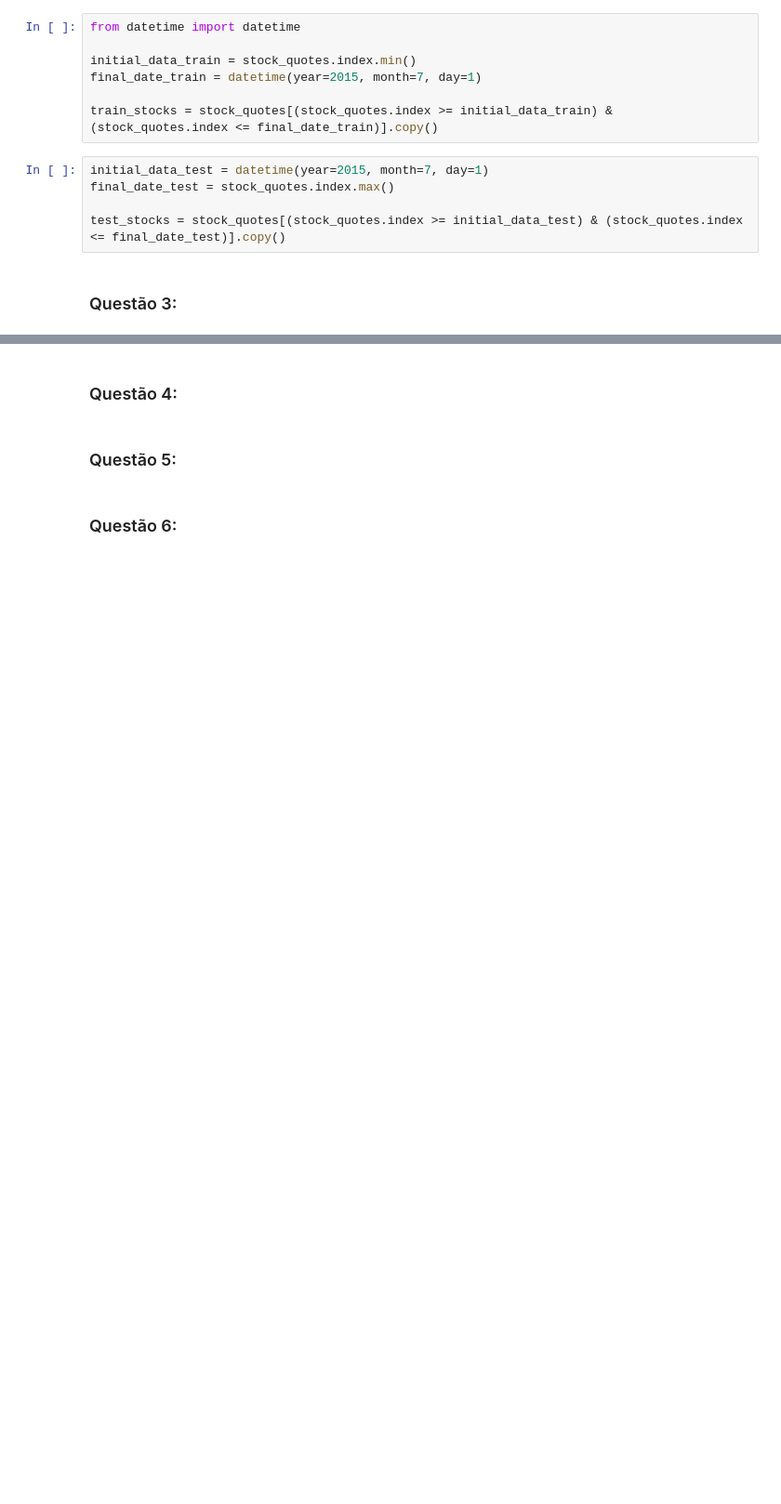
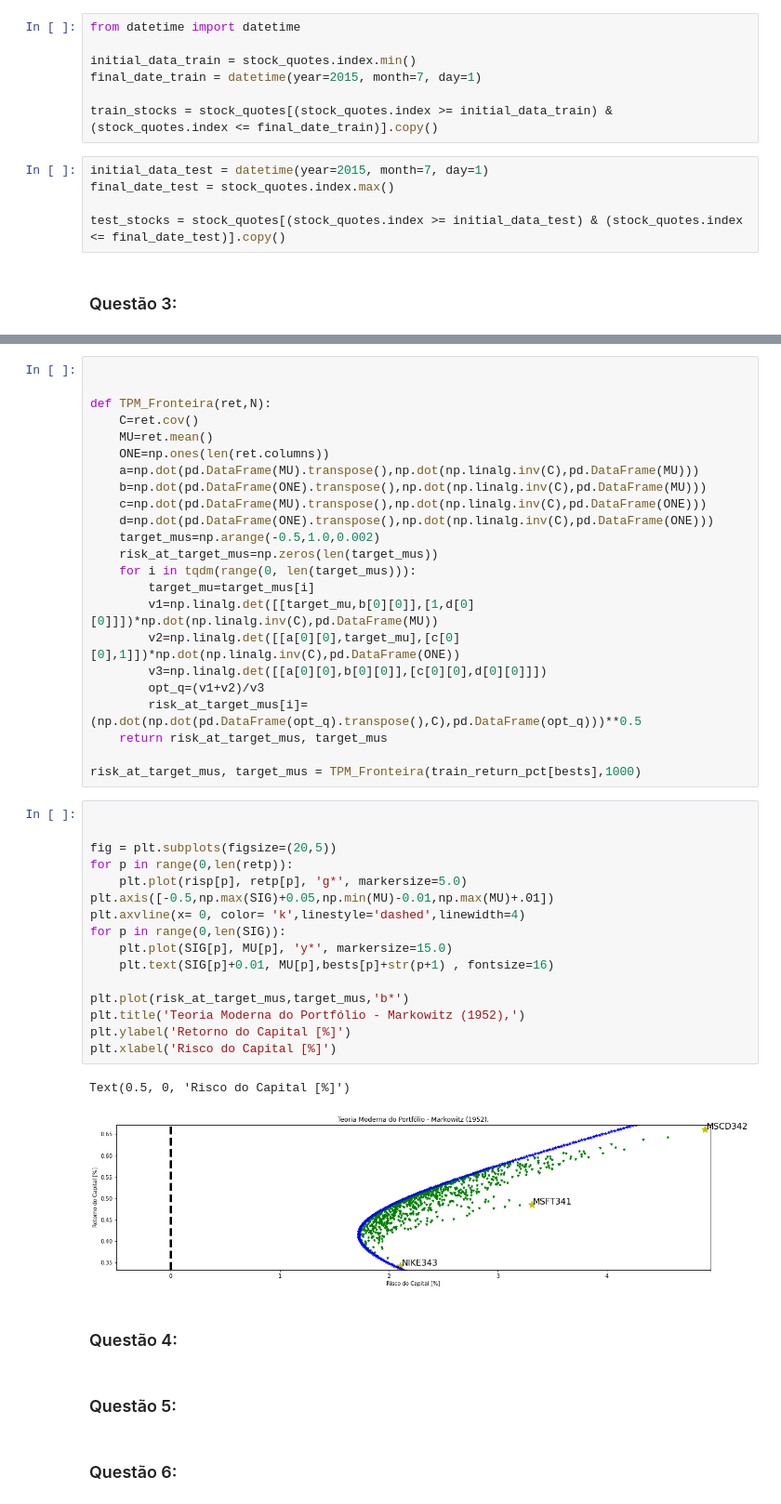
Before and after one commit to lucianosz7/PSF-Harry_Markowitz, a Jupyter notebook: Primeira_Atividade_Prática_Avaliativa_questao01_feita.ipynb, the cells around one changed output, grey strips where cells are left out. Shown: that part at 93% size. Saved outputs shown, nothing was run; the diff lists cells and outputs as text; blank space fills up the shorter version.

```diff
--- a/Primeira_Atividade_Prática_Avaliativa_questao01_feita.ipynb
+++ b/Primeira_Atividade_Prática_Avaliativa_questao01_feita.ipynb
@@ -291,3 +371,45 @@ test_stocks = stock_quotes[(stock_quotes.index >= initial_data_test) & (stock_qu
+# %%
+
+
+def TPM_Fronteira(ret,N):
+    C=ret.cov()
+    MU=ret.mean()
+    ONE=np.ones(len(ret.columns))
+    a=np.dot(pd.DataFrame(MU).transpose(),np.dot(np.linalg.inv(C),pd.DataFrame(MU)))
+    b=np.dot(pd.DataFrame(ONE).transpose(),np.dot(np.linalg.inv(C),pd.DataFrame(MU)))
+    c=np.dot(pd.DataFrame(MU).transpose(),np.dot(np.linalg.inv(C),pd.DataFrame(ONE)))
+    d=np.dot(pd.DataFrame(ONE).transpose(),np.dot(np.linalg.inv(C),pd.DataFrame(ONE)))
+    target_mus=np.arange(-0.5,1.0,0.002)
+    risk_at_target_mus=np.zeros(len(target_mus))
+    for i in tqdm(range(0, len(target_mus))):
+        target_mu=target_mus[i]
+        v1=np.linalg.det([[target_mu,b[0][0]],[1,d[0][0]]])*np.dot(np.linalg.inv(C),pd.DataFrame(MU))
+        v2=np.linalg.det([[a[0][0],target_mu],[c[0][0],1]])*np.dot(np.linalg.inv(C),pd.DataFrame(ONE))
+        v3=np.linalg.det([[a[0][0],b[0][0]],[c[0][0],d[0][0]]])
+        opt_q=(v1+v2)/v3
+        risk_at_target_mus[i]=(np.dot(np.dot(pd.DataFrame(opt_q).transpose(),C),pd.DataFrame(opt_q)))**0.5
+    return risk_at_target_mus, target_mus
+
+risk_at_target_mus, target_mus = TPM_Fronteira(train_return_pct[bests],1000)
+# %%
+
+
+fig = plt.subplots(figsize=(20,5))
+for p in range(0,len(retp)):
+    plt.plot(risp[p], retp[p], 'g*', markersize=5.0)
+plt.axis([-0.5,np.max(SIG)+0.05,np.min(MU)-0.01,np.max(MU)+.01])
+plt.axvline(x= 0, color= 'k',linestyle='dashed',linewidth=4)
+for p in range(0,len(SIG)):
+    plt.plot(SIG[p], MU[p], 'y*', markersize=15.0)
+    plt.text(SIG[p]+0.01, MU[p],bests[p]+str(p+1) , fontsize=16)
+
+plt.plot(risk_at_target_mus,target_mus,'b*')
+plt.title('Teoria Moderna do Portfólio - Markowitz (1952),')
+plt.ylabel('Retorno do Capital [%]')
+plt.xlabel('Risco do Capital [%]')
+# %% [output]
+Text(0.5, 0, 'Risco do Capital [%]')
+[figure, added]
 # %% [markdown]
 ### Questão 4:
 # %% [markdown]
```
Also changed, not shown: parts of 15 cells of this notebook, 1 other file.
